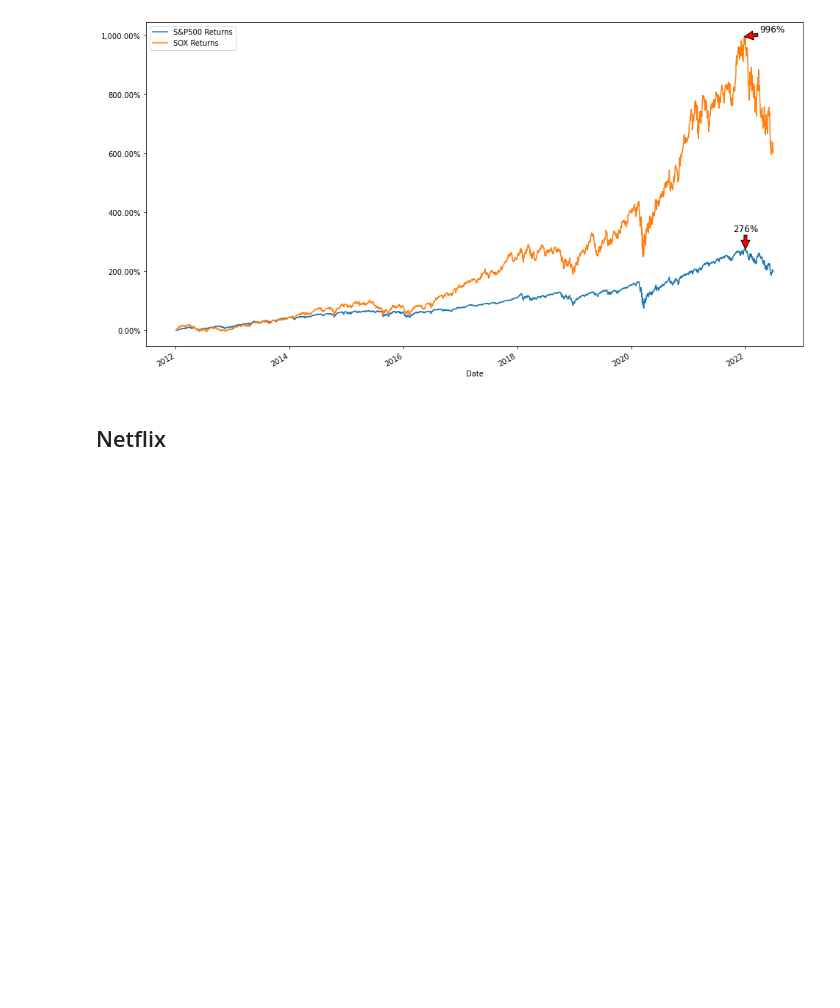
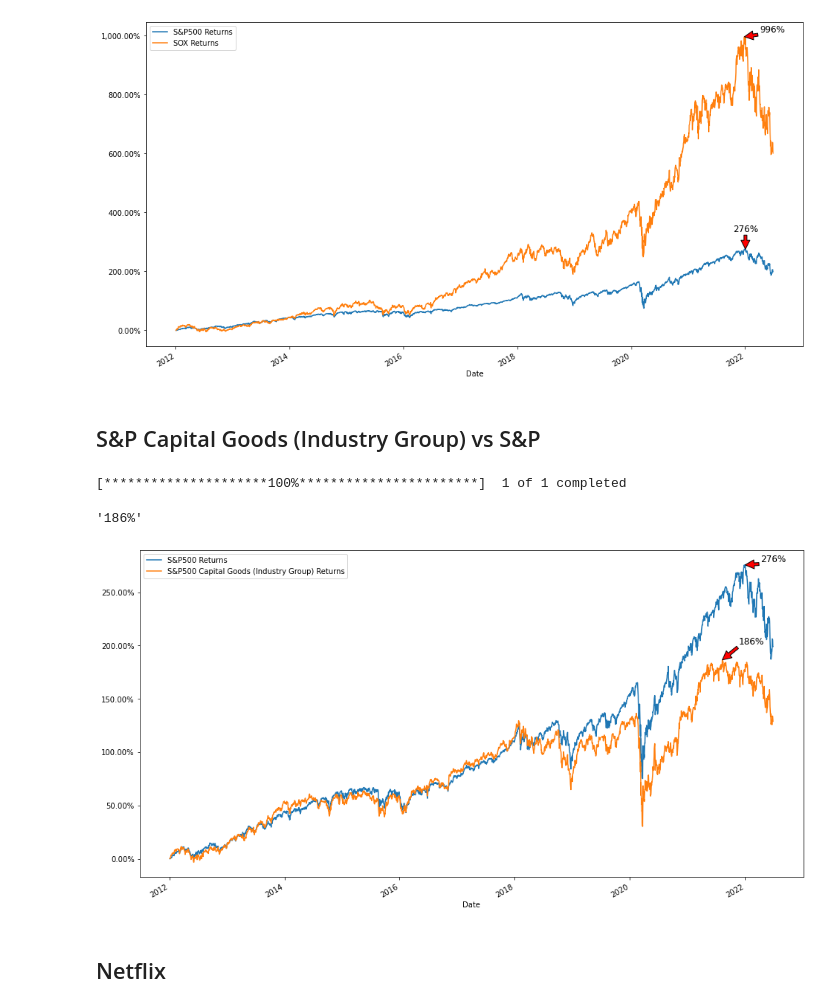
Before and after one commit to dvh549/Capital_Markets_in_China, a Jupyter notebook: playground.ipynb, the cells around one changed output. Drawn from its saved outputs; the diff is of its cells as text; code cells hidden in the pictures; blank space fills up the shorter version.

```diff
--- a/playground.ipynb
+++ b/playground.ipynb
@@ -35,6 +34,29 @@ plt.legend()
 plt.show()
 # %% [output]
 [figure]
+# %% [markdown]
+## S&P Capital Goods (Industry Group) vs S&P
+# %%
+cap_adj_close = pdr.get_data_yahoo("^SP500-2010", start="2012-01-01", end="2022-06-30")["Adj Close"]
+cap_return_series = ((1 + cap_adj_close.pct_change()).cumprod() - 1)
+# %% [output]
+[*********************100%***********************]  1 of 1 completed
+# %%
+cap_max_text = '{:,.0%}'.format(round(cap_return_series.loc[cap_return_series.idxmax()], 2))
+cap_max_text
+# %% [output]
+'186%'
+# %%
+ax1, ax2 = sp_return_series.plot(label="S&P500 Returns", figsize=(16, 9)), cap_return_series.plot(label="S&P500 Capital Goods (Industry Group) Returns", figsize=(16, 9))
+vals1, vals2 = ax1.get_yticks(), ax2.get_yticks()
+ax1.set_yticklabels(['{:,.2%}'.format(x) for x in vals1])
+ax2.set_yticklabels(['{:,.2%}'.format(x) for x in vals2])
+plt.annotate(sp_max_text, (sp_return_series.idxmax(), sp_return_series.loc[sp_return_series.idxmax()]), xytext=("2022-06-30 00:00:00", sp_return_series.loc[sp_return_series.idxmax()]+0.03), fontsize=12, ha='center', arrowprops=dict(facecolor='red'))
+plt.annotate(cap_max_text, (cap_return_series.idxmax(), cap_return_series.loc[cap_return_series.idxmax()]), xytext=("2021-11-25 00:00:00", cap_return_series.loc[cap_return_series.idxmax()]+0.15), fontsize=12, arrowprops=dict(facecolor='red'))
+plt.legend()
+plt.show()
+# %% [output]
+[figure, added]
 # %% [markdown]
 ## Netflix
 # %%
```
Also changed, not shown: parts of 1 cell of this notebook.
